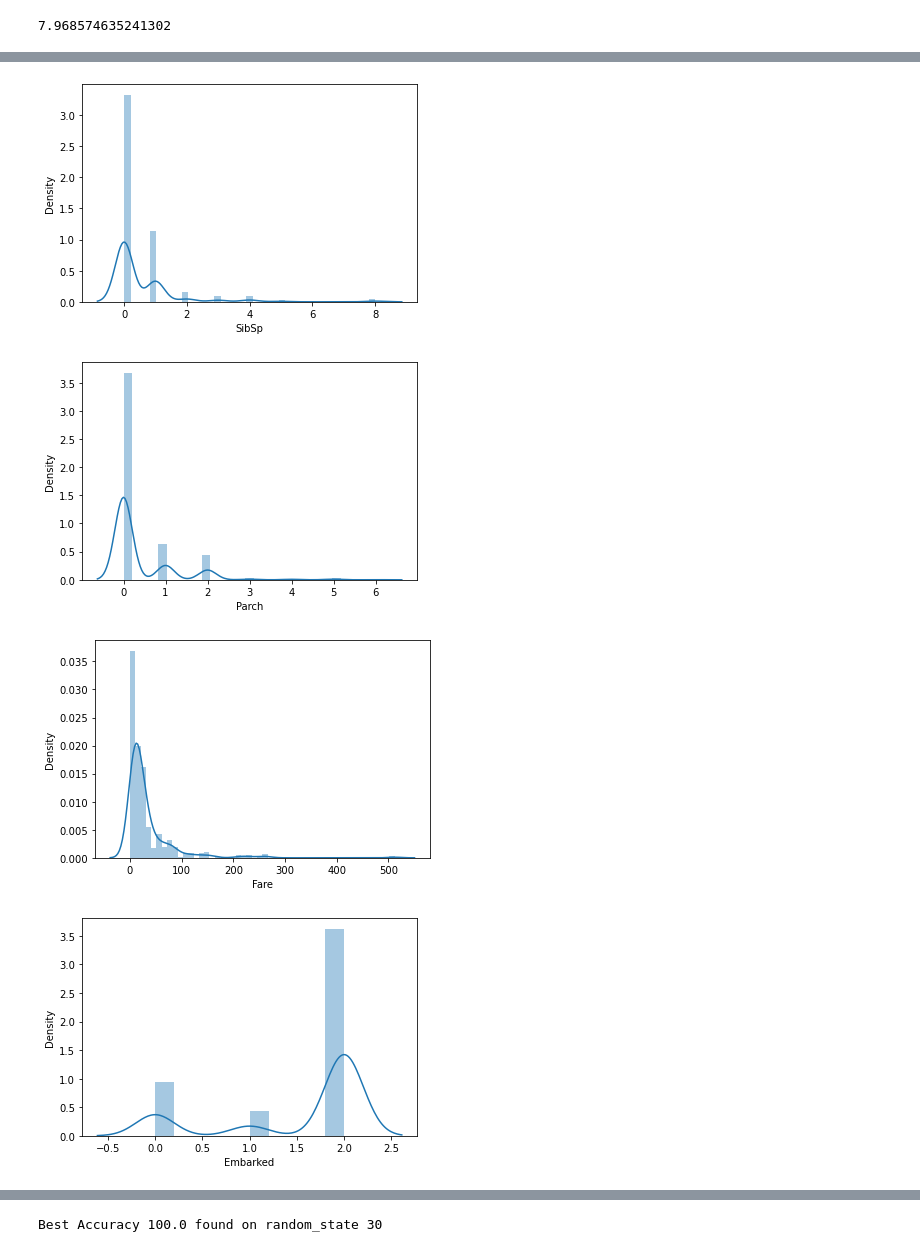
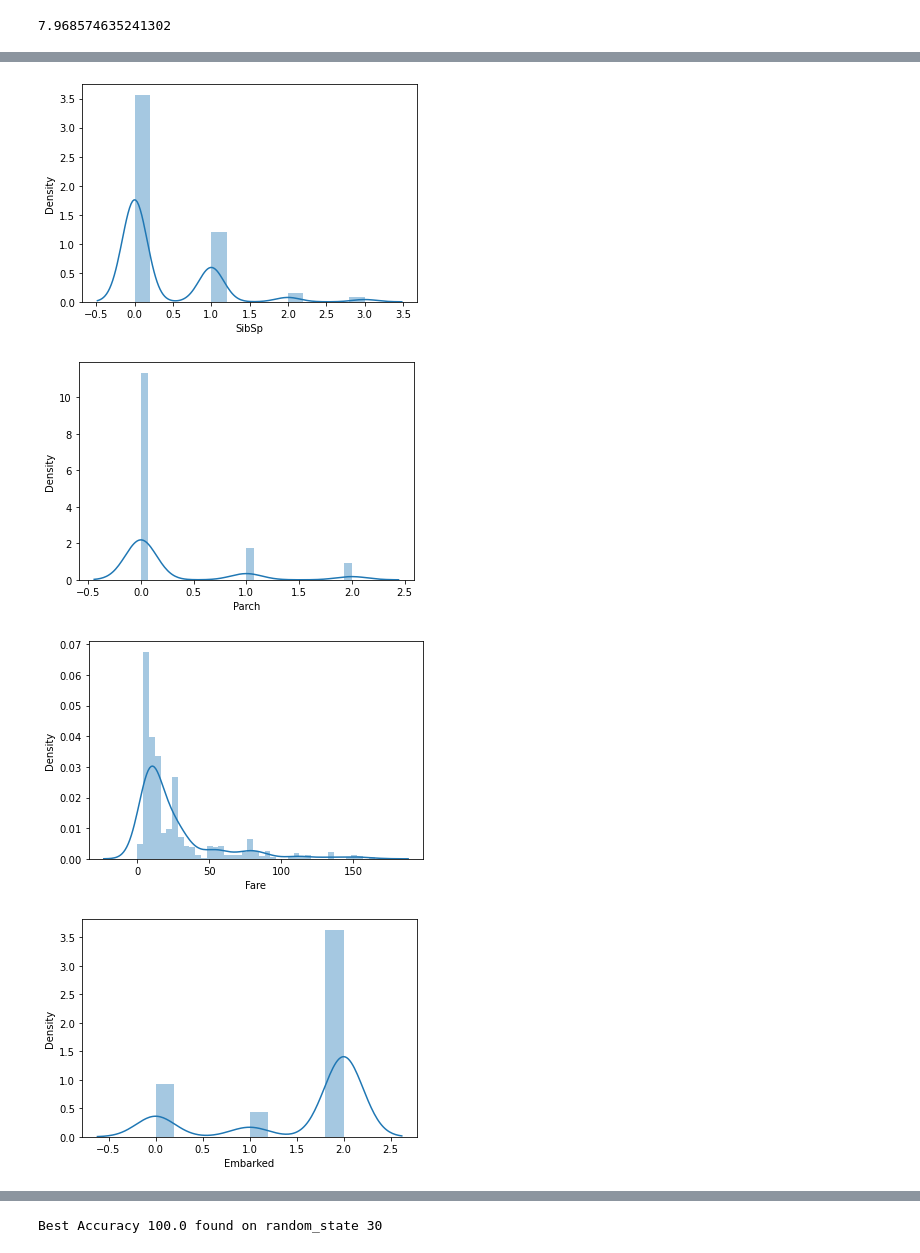
Before and after one commit to dsvikasojha/Practice-Projects, a Jupyter notebook: Project 2-Titanic_Train.ipynb, the cells around one changed output, grey strips where cells are left out. Saved outputs shown, nothing was run; the diff lists cells and outputs as text; code cells hidden in the pictures.

```diff
--- a/Project 2-Titanic_Train.ipynb
+++ b/Project 2-Titanic_Train.ipynb
@@ -283,5 +283,5 @@ ploss
 # %%
 for i in ds.columns:
     plt.figure()
-    sns.distplot(ds[i])
+    sns.distplot(ds_new[i])
 # %% [output]
@@ -292,5 +292,5 @@ for i in ds.columns:
-[figure, old version]
+[figure, new version]
-[figure, old version]
+[figure, new version]
-[figure, old version]
+[figure, new version]
 [figure]
 # %%
```
Also changed, not shown: parts of 15 cells of this notebook.
